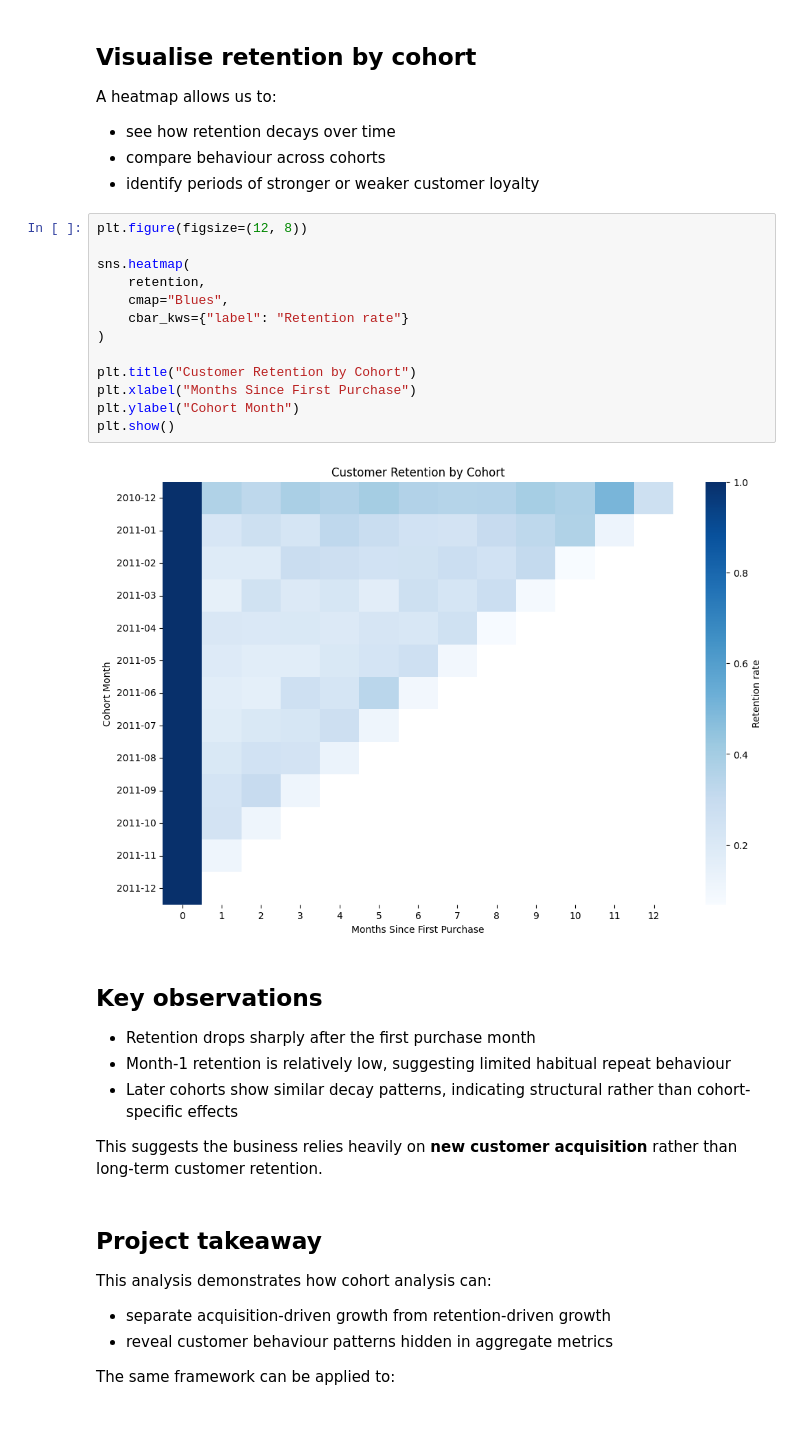
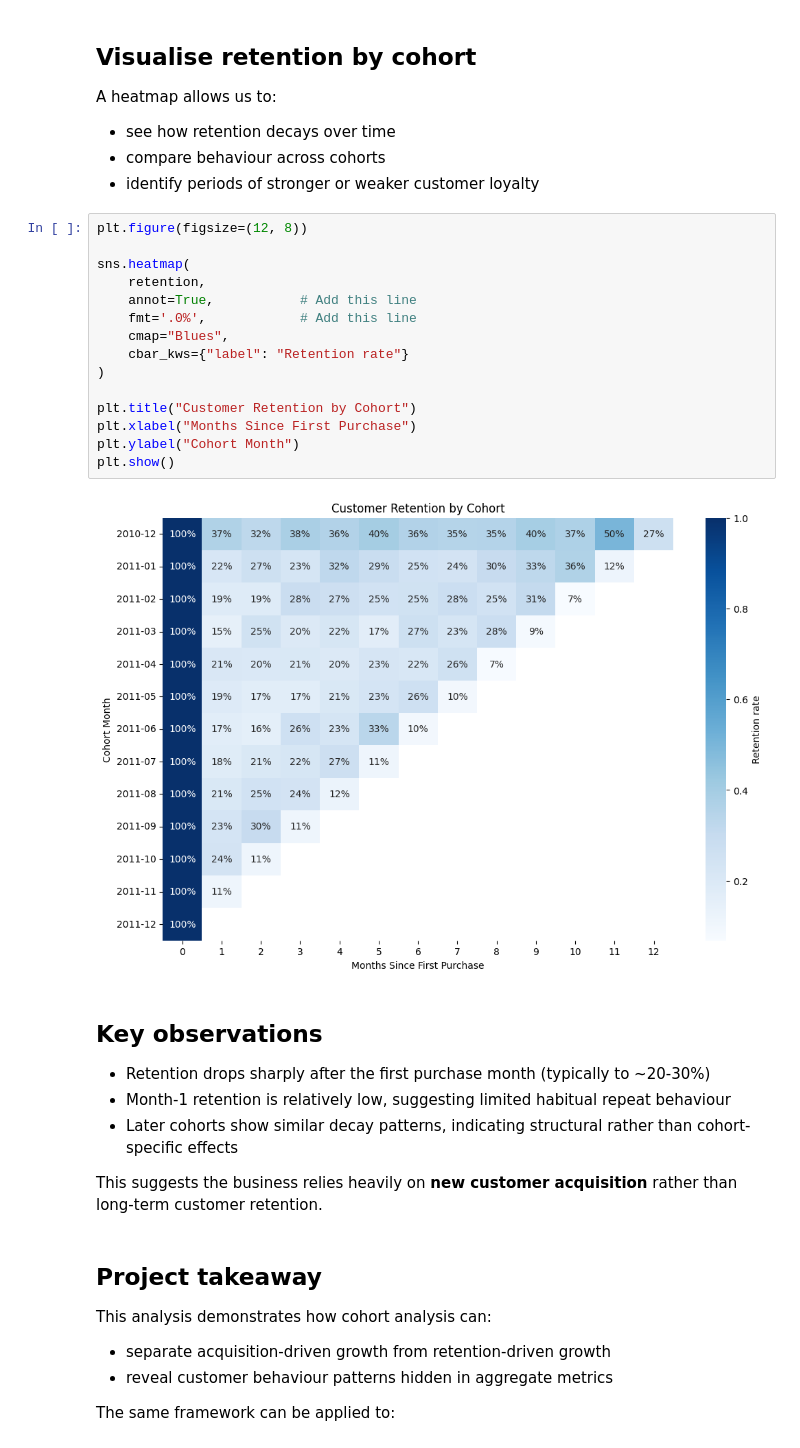
Before and after one commit to mmmedinamartin/applied-marketing-analytics, a Jupyter notebook: 02_customer_cohort_retention.ipynb, the cells around one changed output. Saved outputs shown, nothing was run; the diff lists cells and outputs as text.

```diff
--- a/02_customer_cohort_retention.ipynb
+++ b/02_customer_cohort_retention.ipynb
@@ -142,22 +145,24 @@ A heatmap allows us to:
 # %%
 plt.figure(figsize=(12, 8))
 
 sns.heatmap(
     retention,
+    annot=True,           # Add this line
+    fmt='.0%',            # Add this line
     cmap="Blues",
     cbar_kws={"label": "Retention rate"}
 )
 
 plt.title("Customer Retention by Cohort")
 plt.xlabel("Months Since First Purchase")
 plt.ylabel("Cohort Month")
 plt.show()
 # %% [output]
-[figure, old version]
+[figure, new version]
 # %% [markdown]
 ## Key observations
 
-- Retention drops sharply after the first purchase month
+- Retention drops sharply after the first purchase month (typically to ~20-30%)
 - Month-1 retention is relatively low, suggesting limited habitual repeat behaviour
 - Later cohorts show similar decay patterns, indicating structural rather than cohort-specific effects
 
```
Also changed, not shown: parts of 2 cells of this notebook.
